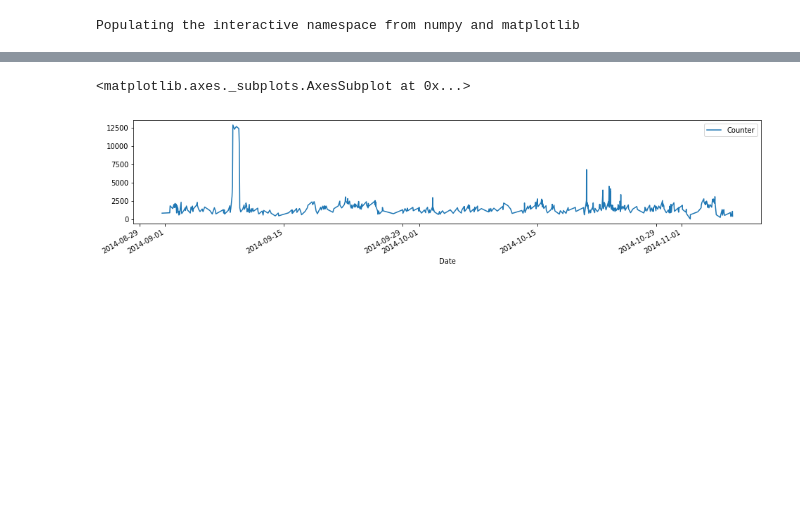
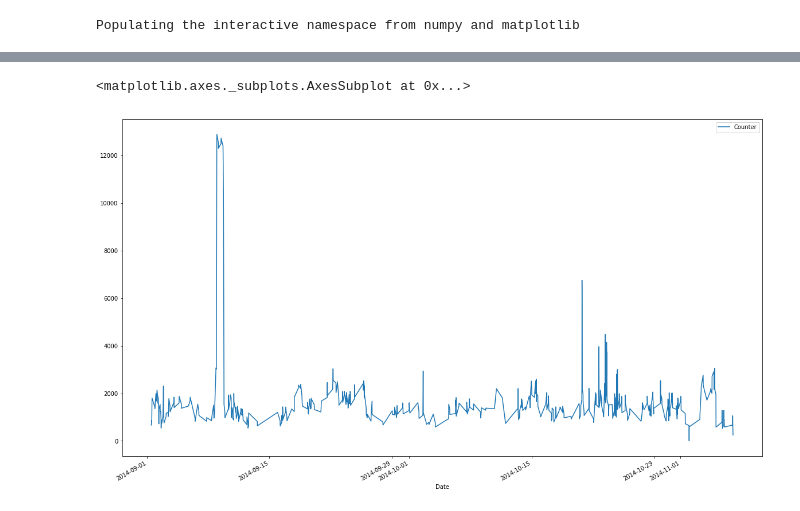
Before and after one commit to jsy1218/TSA, a Jupyter notebook: windows_door_algorithm.ipynb, the cells around one changed output, grey strips where cells are left out. Cells and saved outputs as stored; diff of their text form; code cells hidden in the pictures; blank space fills up the shorter version.

```diff
--- a/windows_door_algorithm.ipynb
+++ b/windows_door_algorithm.ipynb
@@ -169,8 +204,10 @@ print("{} {}".format(len(compression), "data points remaining"))
 # %%
-compression_df = pd.DataFrame(compression, columns=['Date', 'Counter'])
+compression_df = pd.DataFrame.from_dict(compression, orient='index')
+compression_df.columns = ['Date', 'Counter']
 compression_df.set_index('Date', inplace=True)
-# %%
-compression_df.plot()
-# %% [output]
-<matplotlib.axes._subplots.AxesSubplot at 0x...>
-[figure, removed]
+# %%
+pylab.rcParams['figure.figsize'] = (20, 12)
+compression_df.plot()
+# %% [output]
+<matplotlib.axes._subplots.AxesSubplot at 0x...>
+[figure, added]
```
Also changed, not shown: parts of 12 cells of this notebook.
